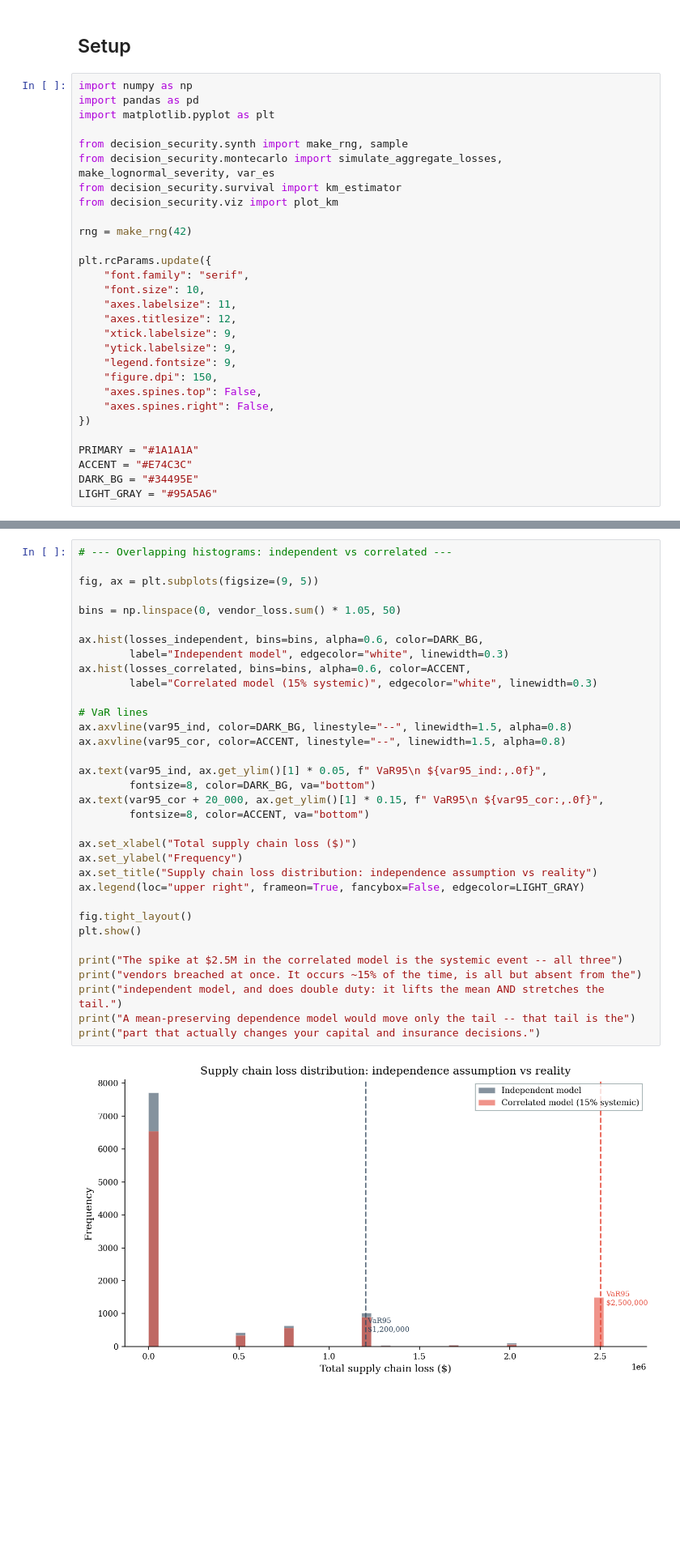
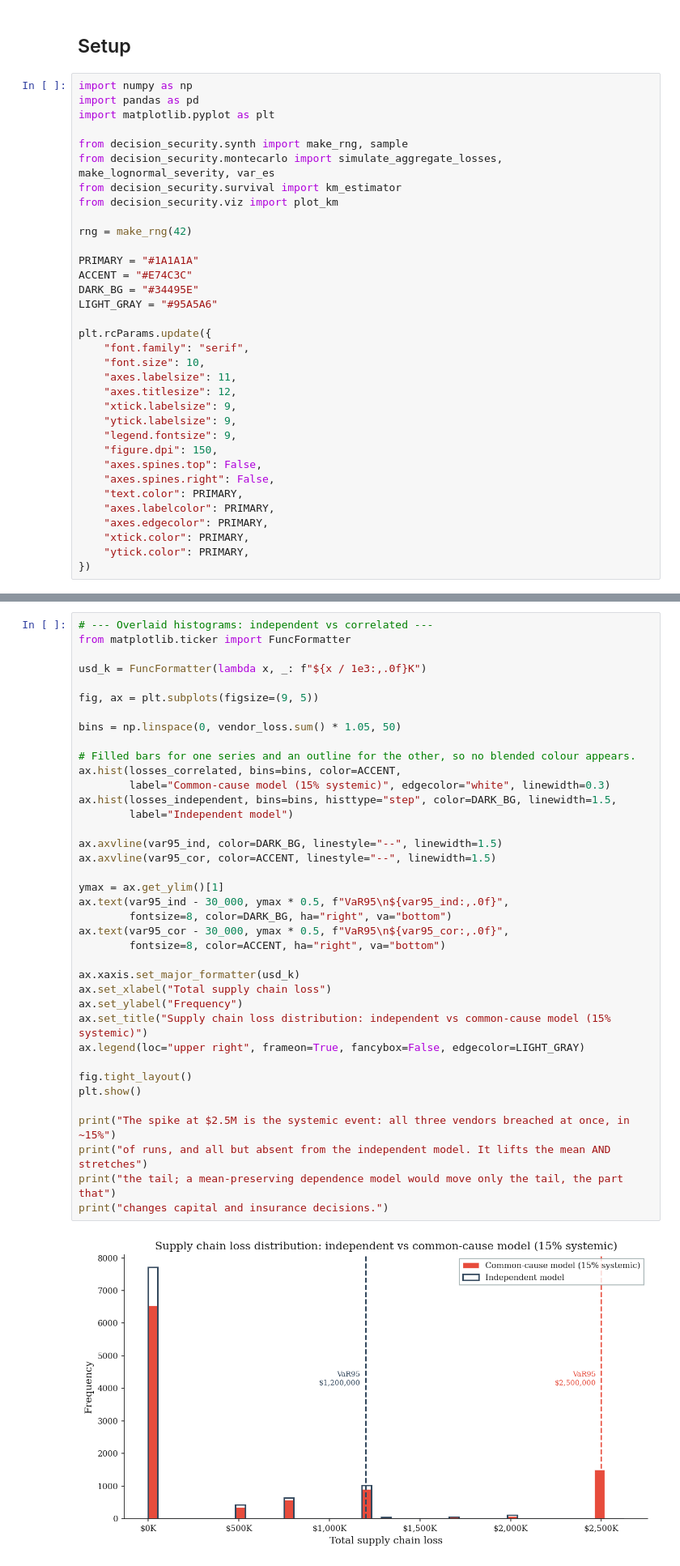
Before and after one commit to security-decision-science/security-decision-science, a Jupyter notebook: notebooks/part3/03-supply-chain-interdependent-security.ipynb, the cells around one changed output, grey strips where cells are left out. Shown at 81% size. Drawn from its saved outputs; the diff is of its cells as text; blank space fills up the shorter version.

```diff
--- a/notebooks/part3/03-supply-chain-interdependent-security.ipynb
+++ b/notebooks/part3/03-supply-chain-interdependent-security.ipynb
@@ -36,6 +35,11 @@ from decision_security.viz import plot_km
 
 rng = make_rng(42)
 
+PRIMARY = "#1A1A1A"
+ACCENT = "#E74C3C"
+DARK_BG = "#34495E"
+LIGHT_GRAY = "#95A5A6"
+
 plt.rcParams.update({
     "font.family": "serif",
     "font.size": 10,
@@ -47,12 +51,12 @@ plt.rcParams.update({
     "figure.dpi": 150,
     "axes.spines.top": False,
     "axes.spines.right": False,
+    "text.color": PRIMARY,
+    "axes.labelcolor": PRIMARY,
+    "axes.edgecolor": PRIMARY,
+    "xtick.color": PRIMARY,
+    "ytick.color": PRIMARY,
 })
-
-PRIMARY = "#1A1A1A"
-ACCENT = "#E74C3C"
-DARK_BG = "#34495E"
-LIGHT_GRAY = "#95A5A6"
 # %% [markdown]
 ## 1. Your Risk Is Not Just Yours
 
@@ -253,38 +236,42 @@ P(total wipeout)                   0.04%         14.98%
 Mean loss rises 2.5x (the systemic event is not mean-preserving),
 VaR95 rises 2.1x, and ES95 rises 1.7x.
 # %%
-# --- Overlapping histograms: independent vs correlated ---
+# --- Overlaid histograms: independent vs correlated ---
+from matplotlib.ticker import FuncFormatter
+
+usd_k = FuncFormatter(lambda x, _: f"${x / 1e3:,.0f}K")
 
 fig, ax = plt.subplots(figsize=(9, 5))
 
 bins = np.linspace(0, vendor_loss.sum() * 1.05, 50)
 
-ax.hist(losses_independent, bins=bins, alpha=0.6, color=DARK_BG,
-        label="Independent model", edgecolor="white", linewidth=0.3)
-ax.hist(losses_correlated, bins=bins, alpha=0.6, color=ACCENT,
-        label="Correlated model (15% systemic)", edgecolor="white", linewidth=0.3)
+# Filled bars for one series and an outline for the other, so no blended colour appears.
+ax.hist(losses_correlated, bins=bins, color=ACCENT,
+        label="Common-cause model (15% systemic)", edgecolor="white", linewidth=0.3)
+ax.hist(losses_independent, bins=bins, histtype="step", color=DARK_BG, linewidth=1.5,
+        label="Independent model")
 
-# VaR lines
-ax.axvline(var95_ind, color=DARK_BG, linestyle="--", linewidth=1.5, alpha=0.8)
-ax.axvline(var95_cor, color=ACCENT, linestyle="--", linewidth=1.5, alpha=0.8)
+ax.axvline(var95_ind, color=DARK_BG, linestyle="--", linewidth=1.5)
+ax.axvline(var95_cor, color=ACCENT, linestyle="--", linewidth=1.5)
 
-ax.text(var95_ind, ax.get_ylim()[1] * 0.05, f" VaR95\n ${var95_ind:,.0f}",
-        fontsize=8, color=DARK_BG, va="bottom")
-ax.text(var95_cor + 20_000, ax.get_ylim()[1] * 0.15, f" VaR95\n ${var95_cor:,.0f}",
-        fontsize=8, color=ACCENT, va="bottom")
+ymax = ax.get_ylim()[1]
+ax.text(var95_ind - 30_000, ymax * 0.5, f"VaR95\n${var95_ind:,.0f}",
+        fontsize=8, color=DARK_BG, ha="right", va="bottom")
+ax.text(var95_cor - 30_000, ymax * 0.5, f"VaR95\n${var95_cor:,.0f}",
+        fontsize=8, color=ACCENT, ha="right", va="bottom")
 
-ax.set_xlabel("Total supply chain loss ($)")
+ax.xaxis.set_major_formatter(usd_k)
+ax.set_xlabel("Total supply chain loss")
 ax.set_ylabel("Frequency")
-ax.set_title("Supply chain loss distribution: independence assumption vs reality")
+ax.set_title("Supply chain loss distribution: independent vs common-cause model (15% systemic)")
 ax.legend(loc="upper right", frameon=True, fancybox=False, edgecolor=LIGHT_GRAY)
 
 fig.tight_layout()
 plt.show()
 
-print("The spike at $2.5M in the correlated model is the systemic event -- all three")
-print("vendors breached at once. It occurs ~15% of the time, is all but absent from the")
-print("independent model, and does double duty: it lifts the mean AND stretches the tail.")
-print("A mean-preserving dependence model would move only the tail -- that tail is the")
-print("part that actually changes your capital and insurance decisions.")
+print("The spike at $2.5M is the systemic event: all three vendors breached at once, in ~15%")
+print("of runs, and all but absent from the independent model. It lifts the mean AND stretches")
+print("the tail; a mean-preserving dependence model would move only the tail, the part that")
+print("changes capital and insurance decisions.")
 # %% [output]
-[figure, old version]
+[figure, new version]
```
Also changed, not shown: parts of 22 cells of this notebook, 9 other files.
